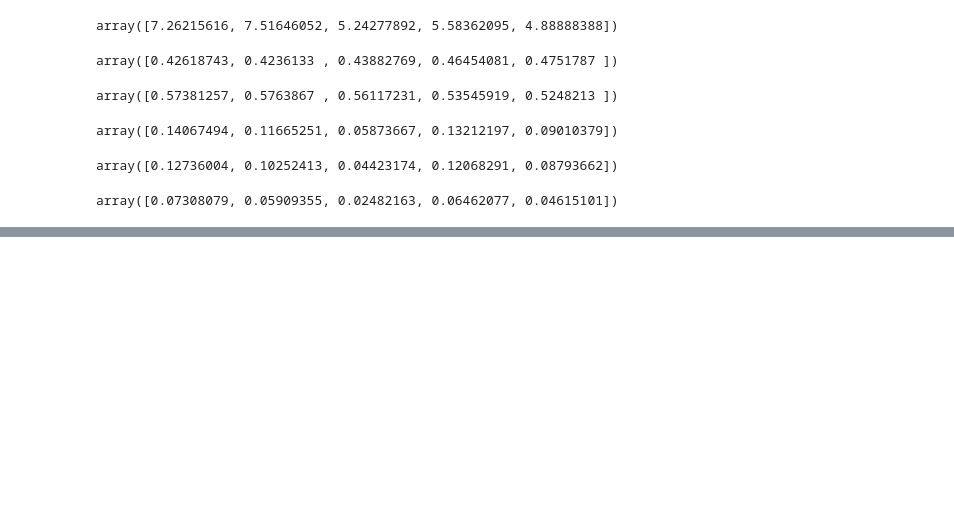
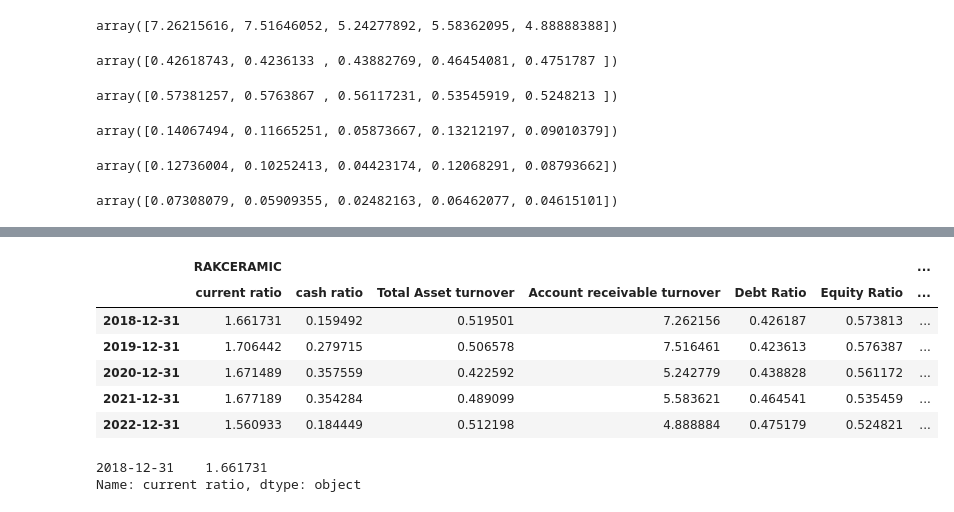
Before and after one commit to nafissaad/Tutorial1, a Jupyter notebook: Tutorial/My projects/My Portfolio/RAK Ceramics (Bangladesh) Ltd/Untitled.ipynb, the cells around one changed output, grey strips where cells are left out. Cells and saved outputs as stored; diff of their text form; code cells hidden in the pictures; blank space fills up the shorter version.

```diff
--- a/Tutorial/My projects/My Portfolio/RAK Ceramics (Bangladesh) Ltd/Untitled.ipynb
+++ b/Tutorial/My projects/My Portfolio/RAK Ceramics (Bangladesh) Ltd/Untitled.ipynb
@@ -218,0 +264,15 @@ Analysis.to_excel("C:\\Users\\nafissaad\\Tutorial\\Fundamental analysis\\data\\P
+# %%
+fundamental.T
+# %% [output]
+|  | RAKCERAMIC |  |  |  |  |  | ... |
+|  | current ratio | cash ratio | Total Asset turnover | Account receivable turnover | Debt Ratio | Equity Ratio | ... |
+| 2018-12-31 | 1.661731 | 0.159492 | 0.519501 | 7.262156 | 0.426187 | 0.573813 | ... |
+| 2019-12-31 | 1.706442 | 0.279715 | 0.506578 | 7.516461 | 0.423613 | 0.576387 | ... |
+| 2020-12-31 | 1.671489 | 0.357559 | 0.422592 | 5.242779 | 0.438828 | 0.561172 | ... |
+| 2021-12-31 | 1.677189 | 0.354284 | 0.489099 | 5.583621 | 0.464541 | 0.535459 | ... |
+| 2022-12-31 | 1.560933 | 0.184449 | 0.512198 | 4.888884 | 0.475179 | 0.524821 | ... |
+# %%
+fundamental.T['RAKCERAMIC']['current ratio'].loc['2018-12-31']
+# %% [output]
+2018-12-31    1.661731
+Name: current ratio, dtype: object
```
Also changed, not shown: parts of 8 cells of this notebook.
